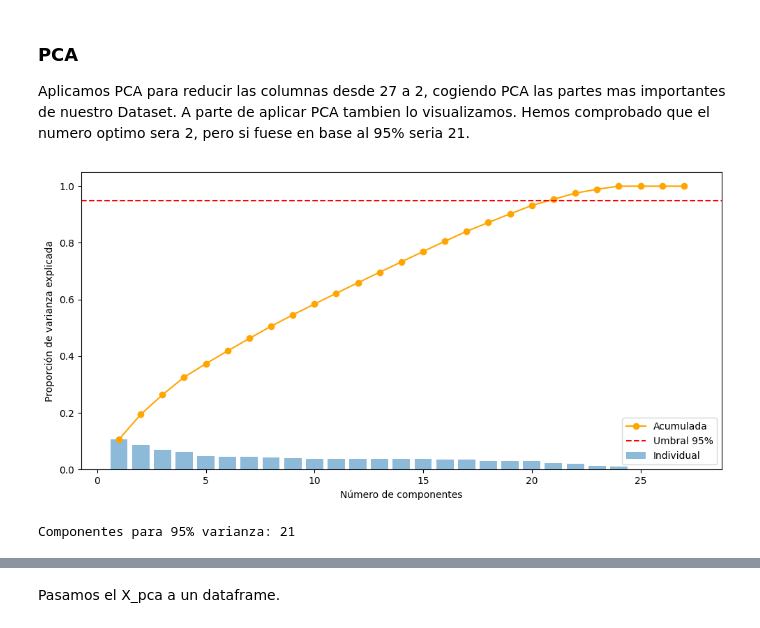
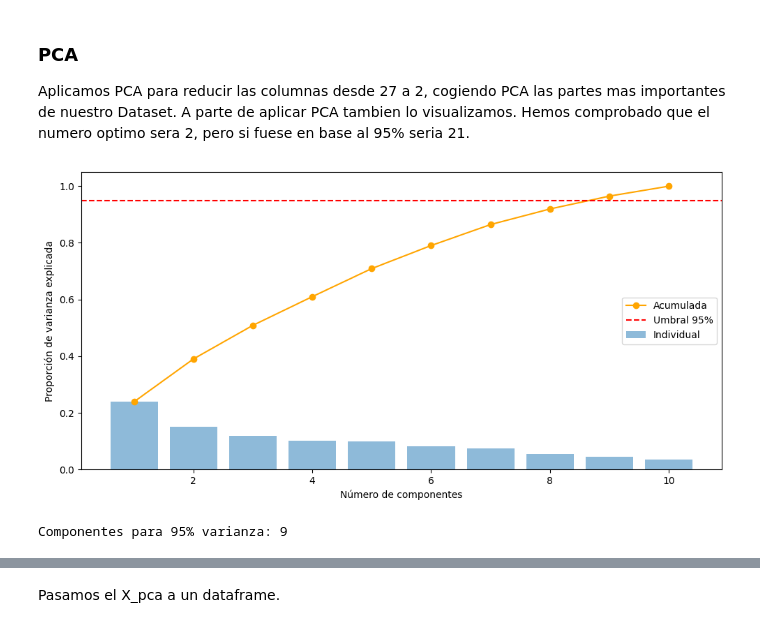
Before and after one commit to andreabesa/Proyecto-Concesionario, a Jupyter notebook: notebook.ipynb, the cells around one changed output, grey strips where cells are left out. Cells and saved outputs as stored; diff of their text form; code cells hidden in the pictures.

```diff
--- a/notebook.ipynb
+++ b/notebook.ipynb
@@ -159,6 +159,7 @@ df_pruebas =df_pruebas.dropna(axis=0,subset="vehicleType")
 df_pruebas =df_pruebas.dropna(axis=0,subset="model")
 df_pruebas =df_pruebas.dropna(axis=0,subset="fuelType")
 df_pruebas =df_pruebas.dropna(axis=0,subset="notRepairedDamage")
+df_pruebas['monthOfRegistration'] = df_pruebas['monthOfRegistration'].replace(0, 1)
 df_pruebas.drop(df_pruebas[(df_pruebas['yearOfRegistration'] >2026) | (df_pruebas['yearOfRegistration'] <1900)].index, inplace=True)
 df_pruebas.drop(df_pruebas[(df_pruebas['price'] > 30000) | (df_pruebas['price'] < 500)].index, inplace=True)
 # %%
@@ -1066,30 +1120,33 @@ Centroides de los clústeres:
 Aplicamos PCA para reducir las columnas desde 27 a 2, cogiendo PCA las partes mas importantes de nuestro Dataset. A parte de aplicar PCA tambien lo visualizamos. Hemos comprobado que el numero optimo sera 2, pero si fuese en base al 95% seria 21.
 # %%
 # Gráfico: barras (individual) + línea (acumulada)
-X = StandardScaler().fit_transform(df_dummies)
+# Seleccionar solo columnas numéricas antes de escalar y PCA
+X_numeric = df_dummies.select_dtypes(include=[np.number])
+
+X = StandardScaler().fit_transform(X_numeric)
 
 pca = PCA().fit(X)
 
 ratio = pca.explained_variance_ratio_
 cumulative = np.cumsum(ratio)
 
 fig, ax = plt.subplots(figsize=(10, 5))
 ax.bar(range(1, len(ratio) + 1), ratio, alpha=0.5, label='Individual')
 ax.plot(range(1, len(cumulative) + 1), cumulative,
         marker='o', color='orange', label='Acumulada')
 ax.axhline(y=0.95, color='red', linestyle='--', label='Umbral 95%')
 ax.set_xlabel('Número de componentes')
 ax.set_ylabel('Proporción de varianza explicada')
 ax.legend()
 plt.tight_layout()
 plt.show()
 
 # ¿Cuántos componentes para el 95% de varianza?
 n_95 = np.argmax(cumulative >= 0.95) + 1
 print(f"Componentes para 95% varianza: {n_95}")  # ~ 28 de 64
 # %% [output]
-[figure, old version]
+[figure, new version]
-Componentes para 95% varianza: 21
+Componentes para 95% varianza: 9
 # %%
 # Conservar el 95% de la varianza, número de componentes automático
 pca = PCA(n_components=0.95)
```
Also changed, not shown: parts of 22 cells of this notebook, 5 other files.
